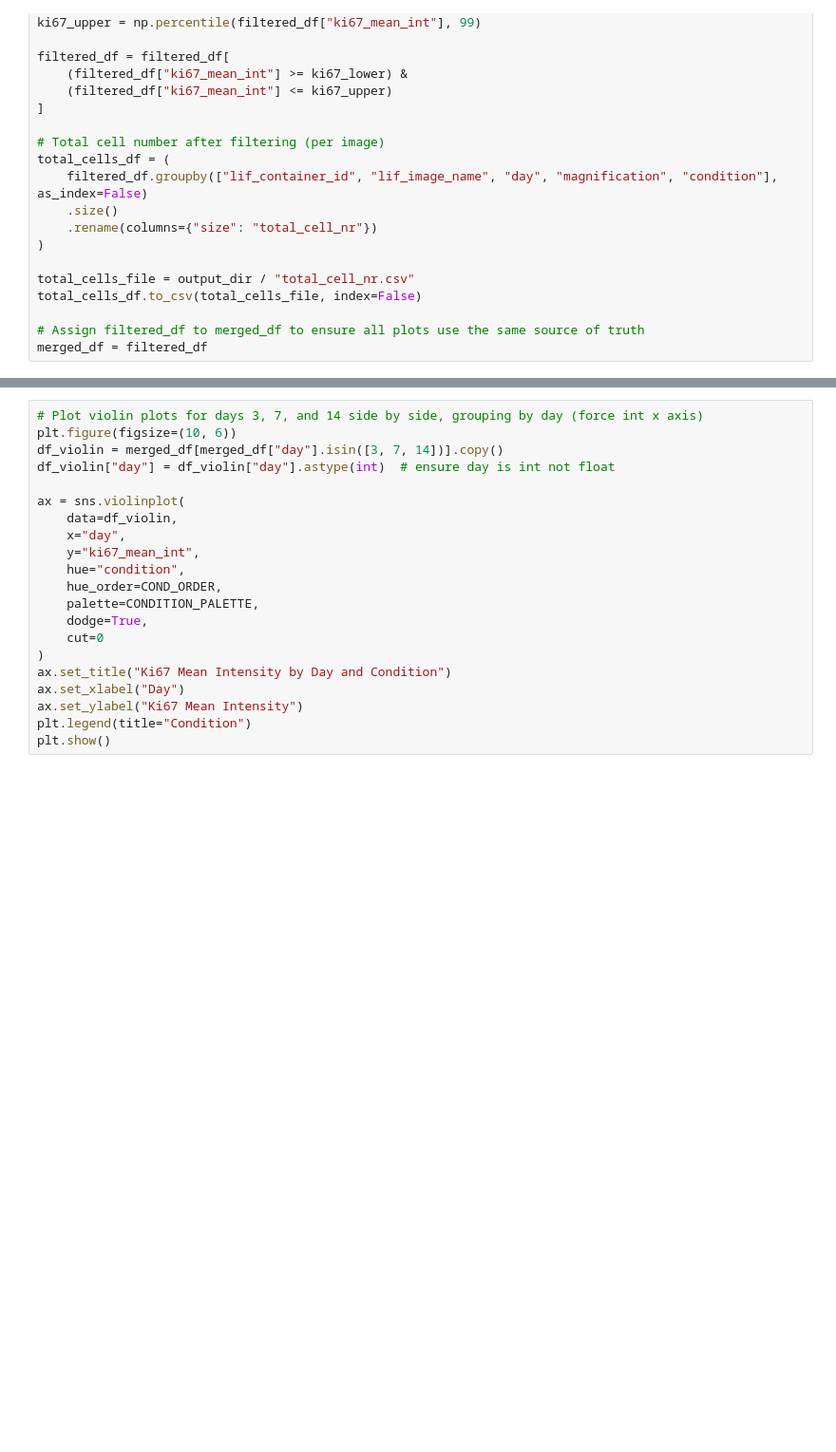
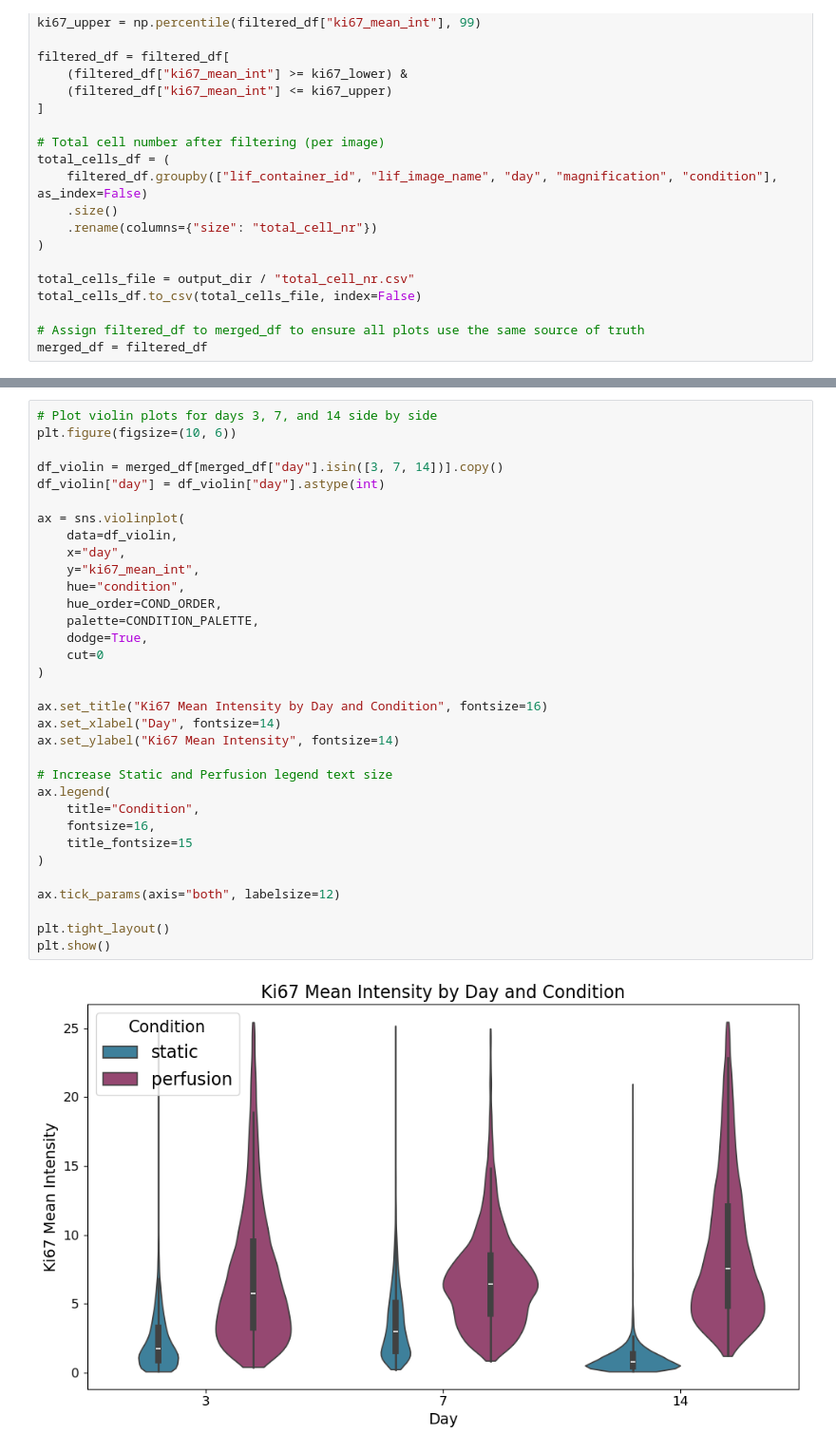
Before and after one commit to adiezsanchez/margrecs_alginate, a Jupyter notebook: notebooks/2_Ki67_data_analysis.ipynb, the cells around one changed output, grey strips where cells are left out. Shown at 95% size. Saved outputs shown, nothing was run; the diff lists cells and outputs as text; blank space fills up the shorter version.

```diff
--- a/notebooks/2_Ki67_data_analysis.ipynb
+++ b/notebooks/2_Ki67_data_analysis.ipynb
@@ -125,24 +143,38 @@ for day in [3, 7, 14]:
 # %%
-# Plot violin plots for days 3, 7, and 14 side by side, grouping by day (force int x axis)
+# Plot violin plots for days 3, 7, and 14 side by side
 plt.figure(figsize=(10, 6))
+
 df_violin = merged_df[merged_df["day"].isin([3, 7, 14])].copy()
-df_violin["day"] = df_violin["day"].astype(int)  # ensure day is int not float
+df_violin["day"] = df_violin["day"].astype(int)
 
 ax = sns.violinplot(
     data=df_violin,
     x="day",
     y="ki67_mean_int",
     hue="condition",
     hue_order=COND_ORDER,
     palette=CONDITION_PALETTE,
     dodge=True,
     cut=0
 )
-ax.set_title("Ki67 Mean Intensity by Day and Condition")
-ax.set_xlabel("Day")
-ax.set_ylabel("Ki67 Mean Intensity")
-plt.legend(title="Condition")
+
+ax.set_title("Ki67 Mean Intensity by Day and Condition", fontsize=16)
+ax.set_xlabel("Day", fontsize=14)
+ax.set_ylabel("Ki67 Mean Intensity", fontsize=14)
+
+# Increase Static and Perfusion legend text size
+ax.legend(
+    title="Condition",
+    fontsize=16,
+    title_fontsize=15
+)
+
+ax.tick_params(axis="both", labelsize=12)
+
+plt.tight_layout()
 plt.show()
+# %% [output]
+[figure, added]
 # %%
 # Plot bar plots for days 3, 7, and 14 side by side, grouping by day, with standard deviation error bars
 plt.figure(figsize=(10, 6))
```
Also changed, not shown: parts of 9 cells of this notebook, 3 other files.
